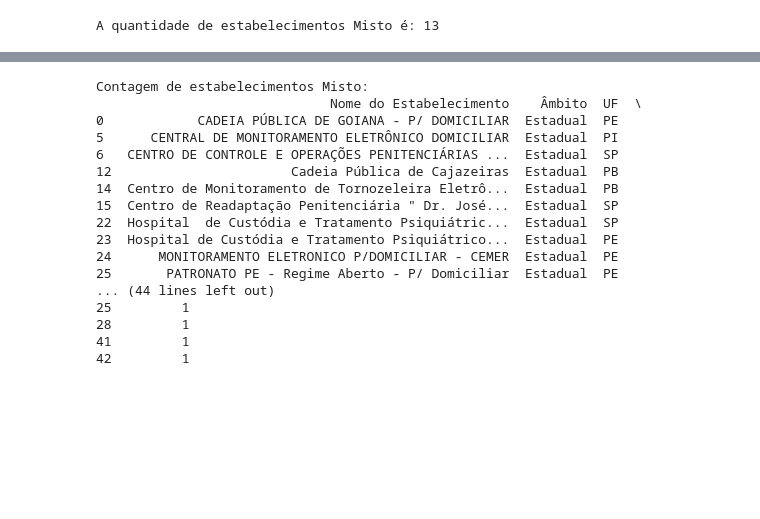
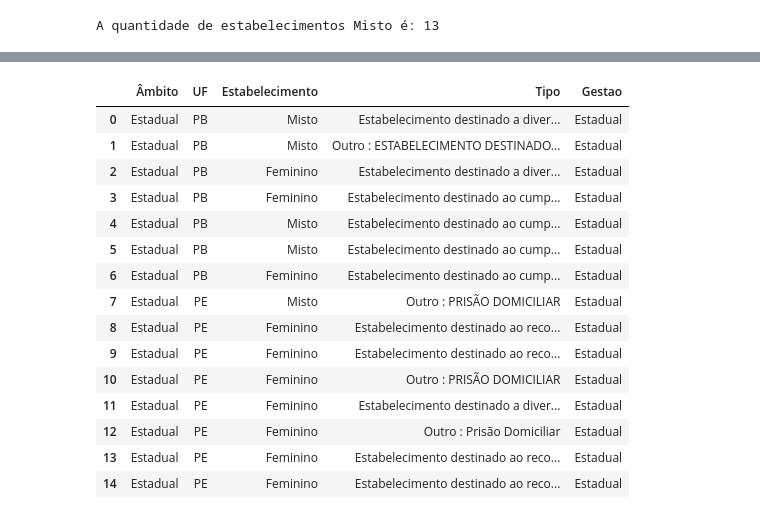
Before and after one commit to CaroliisRibeiro/Projeto-Analise-de-dados-Python-Sistema-Prisional-Feminino-Brasil-PE-PB-PI-e-SP-, a Jupyter notebook: projeto-final.ipynb, the cells around one changed output, grey strips where cells are left out. Drawn from its saved outputs; the diff is of its cells as text; code cells hidden in the pictures; blank space fills up the shorter version.

```diff
--- a/projeto-final.ipynb
+++ b/projeto-final.ipynb
@@ -562,27 +472,42 @@ Contagem de estabelecimentos Femininos:
-# %%
-# Criar um DataFrame para armazenar as contagens
-contagem_estabelecimentos = df_sistema_prisional_feminino_brasil.groupby(['Nome do Estabelecimento', 'Âmbito', 'UF', 'Município', '1.1 Estabelecimento originalmente destinado a pessoa privadas de liberdade do sexo']).size().reset_index(name='Contagem')
-
-# Filtrar estabelecimentos Misto
-estabelecimentos_misto = contagem_estabelecimentos[contagem_estabelecimentos['1.1 Estabelecimento originalmente destinado a pessoa privadas de liberdade do sexo'] == 'Misto']
-# Exibir as contagens por estabelecimentos Misto
-print("\nContagem de estabelecimentos Misto:")
-print(estabelecimentos_misto)
-# %% [output]
-Contagem de estabelecimentos Misto:
-                              Nome do Estabelecimento    Âmbito  UF  \
-0            CADEIA PÚBLICA DE GOIANA - P/ DOMICILIAR  Estadual  PE
-5      CENTRAL DE MONITORAMENTO ELETRÔNICO DOMICILIAR  Estadual  PI
-6   CENTRO DE CONTROLE E OPERAÇÕES PENITENCIÁRIAS ...  Estadual  SP
-12                       Cadeia Pública de Cajazeiras  Estadual  PB
-14  Centro de Monitoramento de Tornozeleira Eletrô...  Estadual  PB
-15  Centro de Readaptação Penitenciária " Dr. José...  Estadual  SP
-22  Hospital  de Custódia e Tratamento Psiquiátric...  Estadual  SP
-23  Hospital de Custódia e Tratamento Psiquiátrico...  Estadual  PE
-24      MONITORAMENTO ELETRONICO P/DOMICILIAR - CEMER  Estadual  PE
-25       PATRONATO PE - Regime Aberto - P/ Domiciliar  Estadual  PE
-... (44 lines left out)
-25         1
-28         1
-41         1
-42         1
+# %%
+
+# - vizu 1 - Gestao estsbelecimento
+# Carregando os dados do arquivo CSV original
+df_original = pd.read_csv('14o-ciclo-base-de-dados-2023-1-semestre.2.-PB-PE-PI-SP.csv')
+
+# Selecionando as colunas necessárias
+colunas_selecionadas = ['Âmbito', 'UF',
+                         '1.1 Estabelecimento originalmente destinado a pessoa privadas de liberdade do sexo',
+                         '1.2 Tipo de estabelecimento - originalmente destinado']
+
+# Filtrando as colunas necessárias
+df_tipos_gestao = df_original[colunas_selecionadas].copy()
+
+# Adicionando uma coluna para identificar a gestão usando o método .loc
+df_tipos_gestao.loc[:, 'Gestao'] = df_tipos_gestao['Âmbito'].apply(lambda x: 'Estadual' if 'Estadual' in x else ('Federal' if 'Federal' in x else 'Privada'))
+
+# Exibindo apenas as colunas relevantes
+df_tipos_gestao = df_tipos_gestao[['Âmbito', 'UF', '1.1 Estabelecimento originalmente destinado a pessoa privadas de liberdade do sexo', '1.2 Tipo de estabelecimento - originalmente destinado', 'Gestao']]
+
+# Renomeando as colunas para facilitar o acesso
+df_tipos_gestao.columns = ["Âmbito", "UF", "Estabelecimento", "Tipo", "Gestao"]
+
+# Exibindo o DataFrame resultante
+df_tipos_gestao.head(15)
+# %% [output]
+|  | Âmbito | UF | Estabelecimento | Tipo | Gestao |
+| 0 | Estadual | PB | Misto | Estabelecimento destinado a diver... | Estadual |
+| 1 | Estadual | PB | Misto | Outro : ESTABELECIMENTO DESTINADO... | Estadual |
+| 2 | Estadual | PB | Feminino | Estabelecimento destinado a diver... | Estadual |
+| 3 | Estadual | PB | Feminino | Estabelecimento destinado ao cump... | Estadual |
+| 4 | Estadual | PB | Misto | Estabelecimento destinado ao cump... | Estadual |
+| 5 | Estadual | PB | Misto | Estabelecimento destinado ao cump... | Estadual |
+| 6 | Estadual | PB | Feminino | Estabelecimento destinado ao cump... | Estadual |
+| 7 | Estadual | PE | Misto | Outro : PRISÃO DOMICILIAR | Estadual |
+| 8 | Estadual | PE | Feminino | Estabelecimento destinado ao reco... | Estadual |
+| 9 | Estadual | PE | Feminino | Estabelecimento destinado ao reco... | Estadual |
+| 10 | Estadual | PE | Feminino | Outro : PRISÃO DOMICILIAR | Estadual |
+| 11 | Estadual | PE | Feminino | Estabelecimento destinado a diver... | Estadual |
+| 12 | Estadual | PE | Feminino | Outro : Prisão Domiciliar | Estadual |
+| 13 | Estadual | PE | Feminino | Estabelecimento destinado ao reco... | Estadual |
+| 14 | Estadual | PE | Feminino | Estabelecimento destinado ao reco... | Estadual |
```
Also changed, not shown: parts of 30 cells of this notebook, 1 other file.
